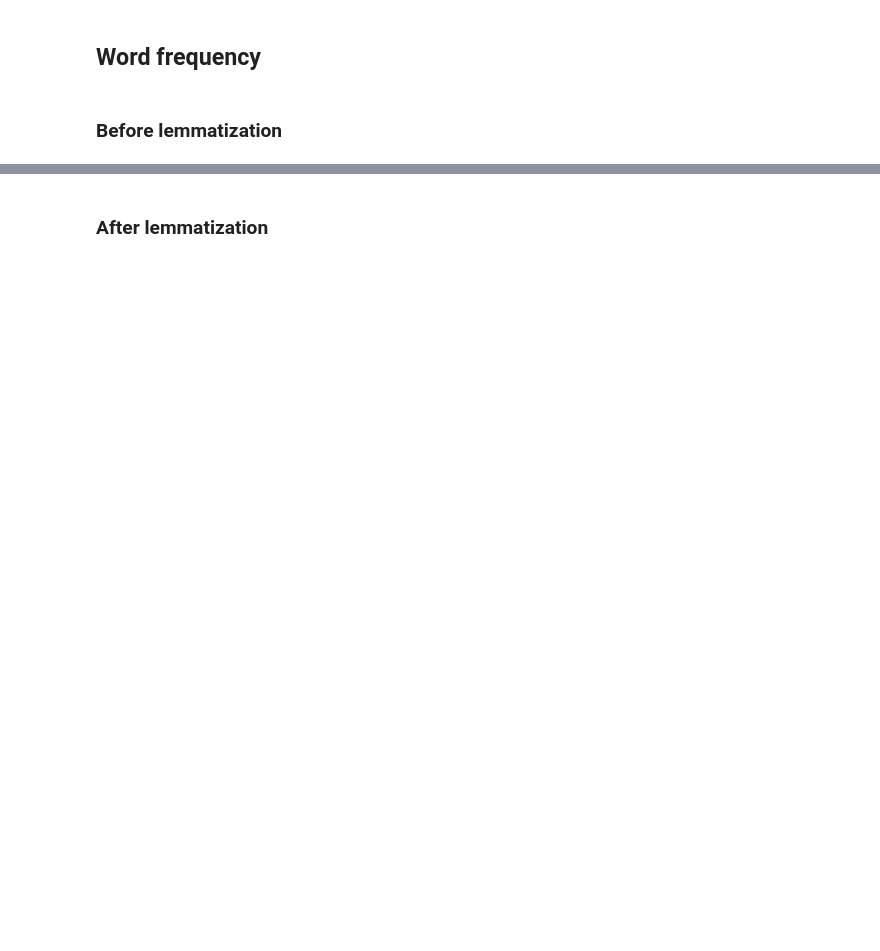
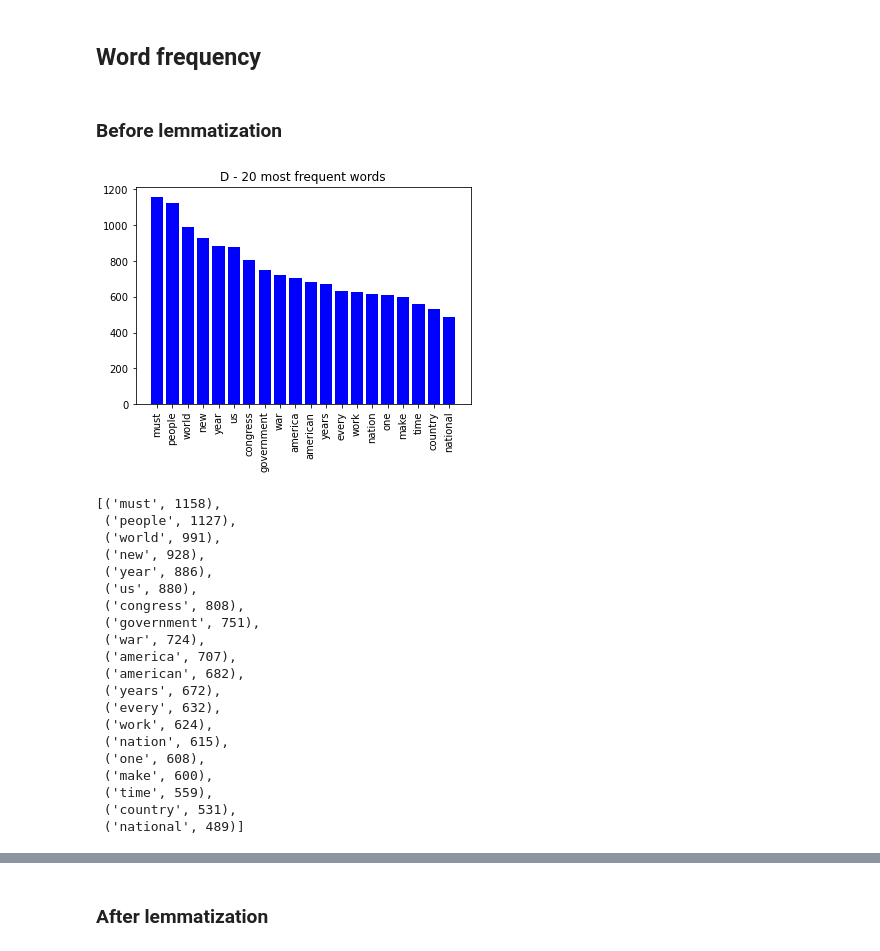
Before and after one commit to razz7/Python_exam, a Jupyter notebook: notebooks/Part 3 - Analyze and present.ipynb, the cells around one changed output, grey strips where cells are left out. Cells and saved outputs as stored; diff of their text form; code cells hidden in the pictures; blank space fills up the shorter version.

Commit message:
Changed color of barcharts in Part 3, bottom

```diff
--- a/notebooks/Part 3 - Analyze and present.ipynb
+++ b/notebooks/Part 3 - Analyze and present.ipynb
@@ -290,22 +354,39 @@ tokenized_speeches_republicans = list(itertools.chain.from_iterable(tokenized_sp
 # %%
 #Checks word freq in all democrat speeches:
 freqDist_democrats = FreqDist(tokenized_speeches_democrats)
 
 dem_to_dict = dict(freqDist_democrats.most_common(20))
 
-l = []
 
-for i in range(0, len(dem_to_dict)+1):
-    l.append(tuple(np.random.choice(range(0, 2), size=3)))
-
-plt.bar(*zip(*dem_to_dict.items()), color=l)
+plt.bar(*zip(*dem_to_dict.items()), color='blue')
 plt.xticks(rotation=90)
 plt.title('D - 20 most frequent words')
 
 plt.show()
 
-freqDist_democrats.plot(20, title='Democrats')
 freqDist_democrats.most_common(20)
+# %% [output]
+[figure, added]
+[('must', 1158),
+ ('people', 1127),
+ ('world', 991),
+ ('new', 928),
+ ('year', 886),
+ ('us', 880),
+ ('congress', 808),
+ ('government', 751),
+ ('war', 724),
+ ('america', 707),
+ ('american', 682),
+ ('years', 672),
+ ('every', 632),
+ ('work', 624),
+ ('nation', 615),
+ ('one', 608),
+ ('make', 600),
+ ('time', 559),
+ ('country', 531),
+ ('national', 489)]
 # %%
 #Checks word freq in all republican speeches:
 freqDist_republicans = FreqDist(tokenized_speeches_republicans)
```
Also changed, not shown: parts of 12 cells of this notebook.
